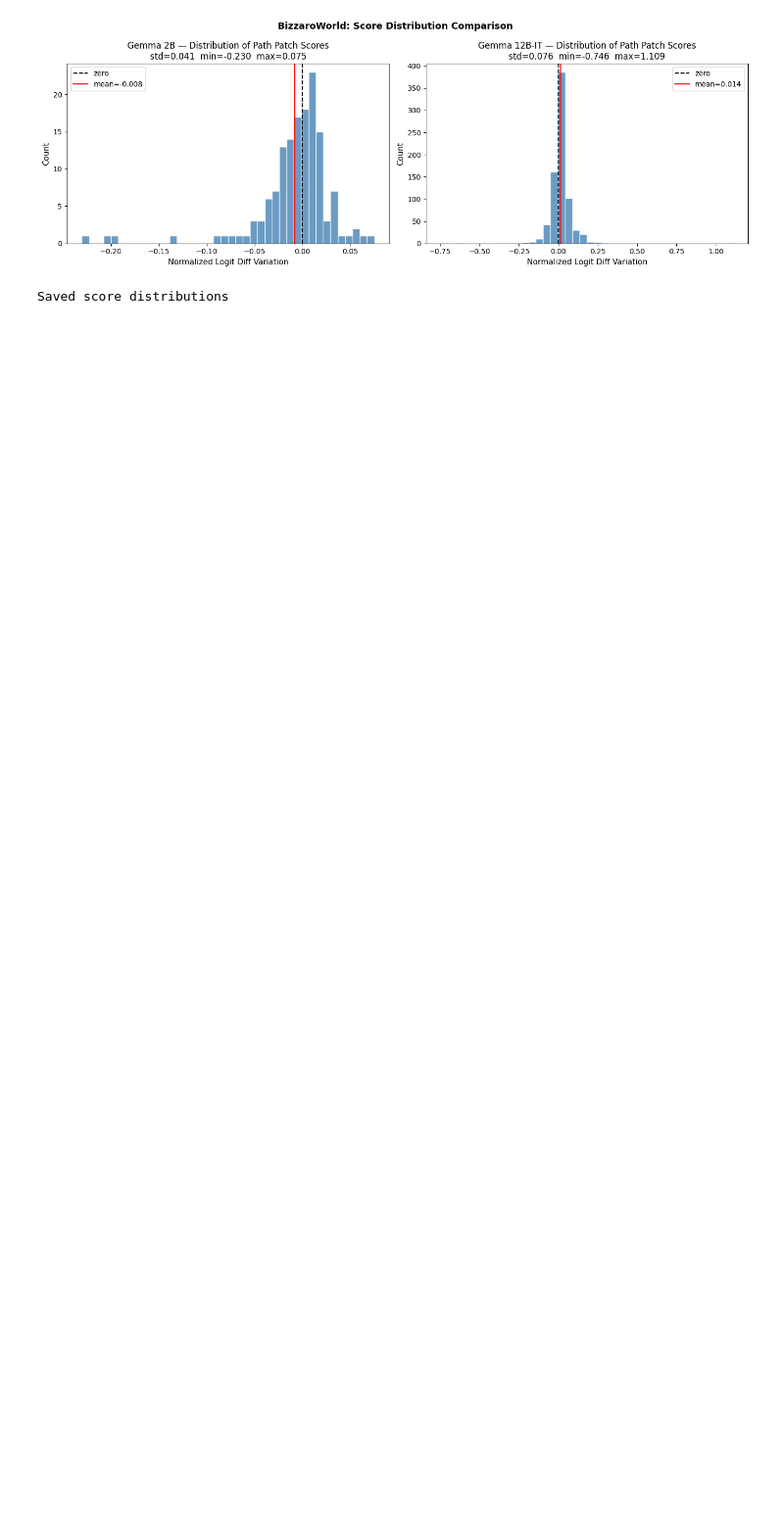
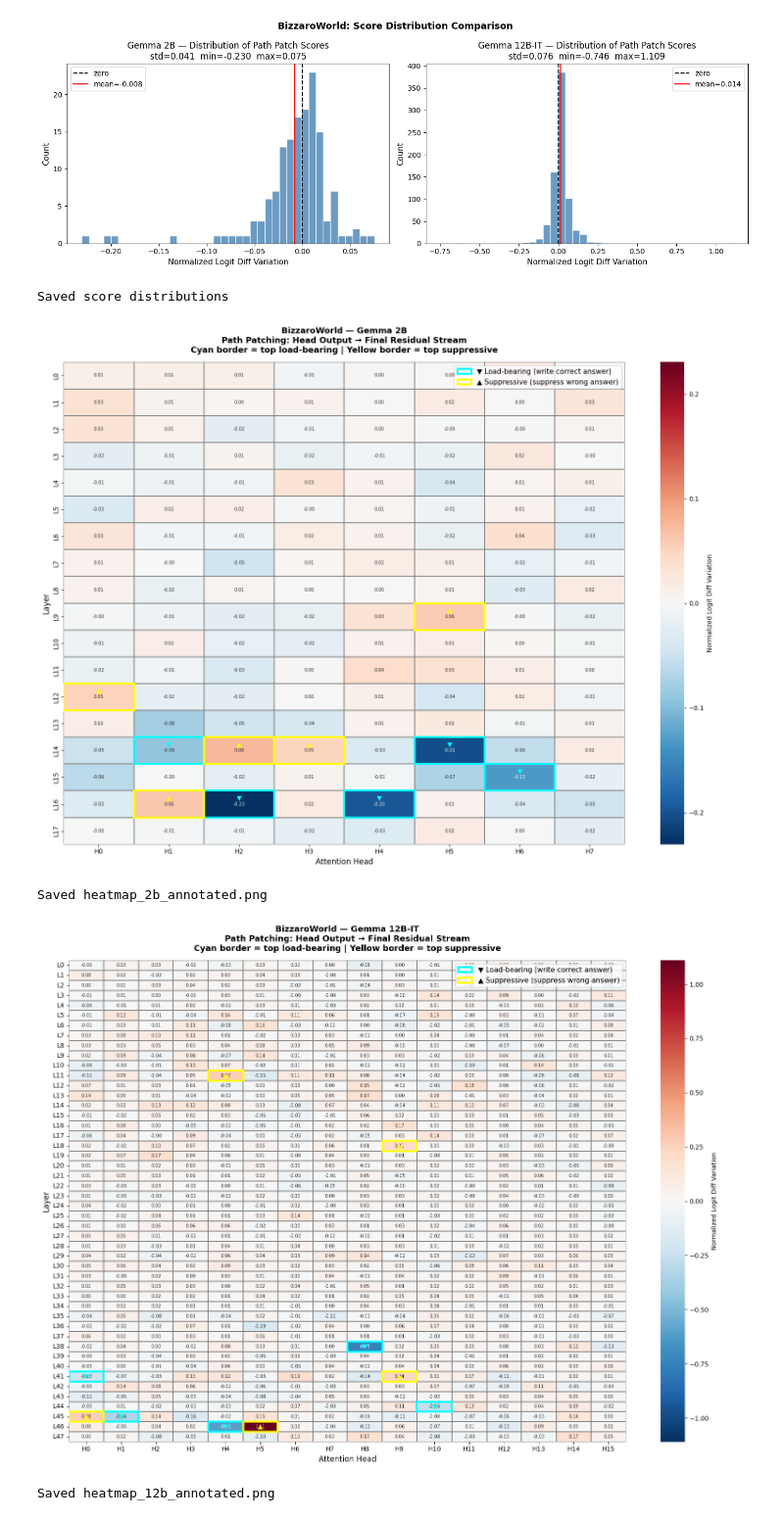
Before and after one commit to Azazel5/Bizzaro-World, a Jupyter notebook: path_patching/visualize.ipynb, the cells around one changed output. Shown at 98% size. Cells and saved outputs as stored; diff of their text form; code cells hidden in the pictures; blank space fills up the shorter version.

```diff
--- a/path_patching/visualize.ipynb
+++ b/path_patching/visualize.ipynb
@@ -239,3 +295,68 @@ print("Saved score distributions")
 # %% [output]
 [figure]
 Saved score distributions
+# %%
+# Highlight top blue AND red cells explicitly with markers
+for tensor, model_name, filename, lb, sup in [
+    (resid_2b, "Gemma 2B", "heatmap_2b_annotated.png",
+     load_bearing_2b, suppressive_2b),
+    (resid_12b, "Gemma 12B-IT", "heatmap_12b_annotated.png",
+     load_bearing_12b, suppressive_12b),
+]:
+    fig, ax = plt.subplots(figsize=(16, 12))
+    vmax = abs(tensor).max()
+
+    sns.heatmap(
+        tensor, ax=ax, cmap="RdBu_r", center=0,
+        vmin=-vmax, vmax=vmax,
+        annot=tensor.shape[1] <= 16,
+        fmt=".2f", annot_kws={"size": 7},
+        xticklabels=[f"H{i}" for i in range(tensor.shape[1])],
+        yticklabels=[f"L{i}" for i in range(tensor.shape[0])],
+        linewidths=0.3, linecolor="gray",
+        cbar_kws={"label": "Normalized Logit Diff Variation"}
+    )
+
+    # Mark load-bearing heads with blue star
+    for l, h, s in lb:
+        ax.add_patch(plt.Rectangle((h, l), 1, 1,
+                     fill=False, edgecolor="cyan", lw=3))
+        ax.text(h + 0.5, l + 0.15, "▼", ha="center", va="top",
+               fontsize=10, color="cyan", fontweight="bold")
+
+    # Mark suppressive heads with red star
+    for l, h, s in sup:
+        ax.add_patch(plt.Rectangle((h, l), 1, 1,
+                     fill=False, edgecolor="yellow", lw=3))
+        ax.text(h + 0.5, l + 0.15, "▲", ha="center", va="top",
+               fontsize=10, color="yellow", fontweight="bold")
+
+    # Legend
+    from matplotlib.patches import Patch
+    legend_elements = [
+        Patch(facecolor="none", edgecolor="cyan", linewidth=3,
+              label="▼ Load-bearing (write correct answer)"),
+        Patch(facecolor="none", edgecolor="yellow", linewidth=3,
+              label="▲ Suppressive (suppress wrong answer)"),
+    ]
+    ax.legend(handles=legend_elements, loc="upper right",
+              fontsize=11, framealpha=0.8)
+
+    ax.set_title(
+        f"BizzaroWorld — {model_name}\n"
+        f"Path Patching: Head Output → Final Residual Stream\n"
+        f"Cyan border = top load-bearing | Yellow border = top suppressive",
+        fontsize=13, fontweight="bold", pad=15
+    )
+    ax.set_xlabel("Attention Head", fontsize=12)
+    ax.set_ylabel("Layer", fontsize=12)
+
+    plt.tight_layout()
+    plt.savefig(VISUALS_DIR / filename, dpi=150, bbox_inches="tight")
+    plt.show()
+    print(f"Saved {filename}")
+# %% [output]
+[figure, added]
+Saved heatmap_2b_annotated.png
+[figure, added]
+Saved heatmap_12b_annotated.png
```
Also changed, not shown: parts of 2 cells of this notebook, 3 other files.
